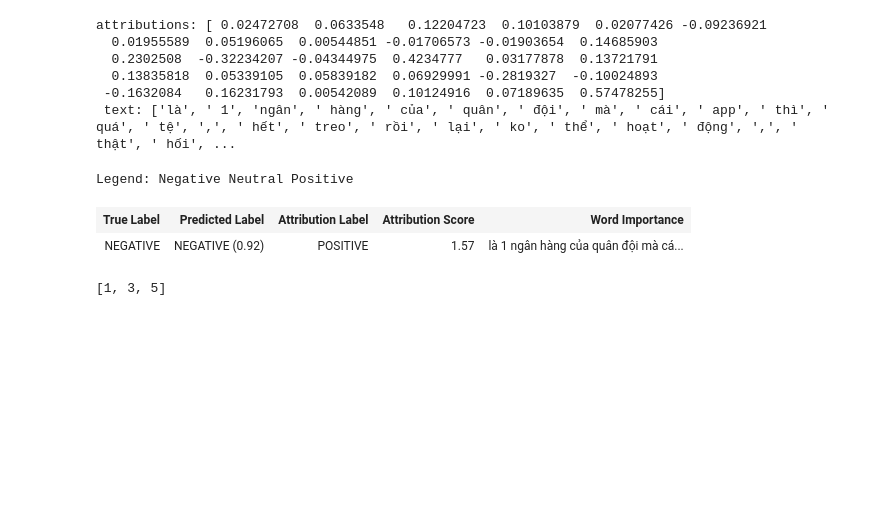
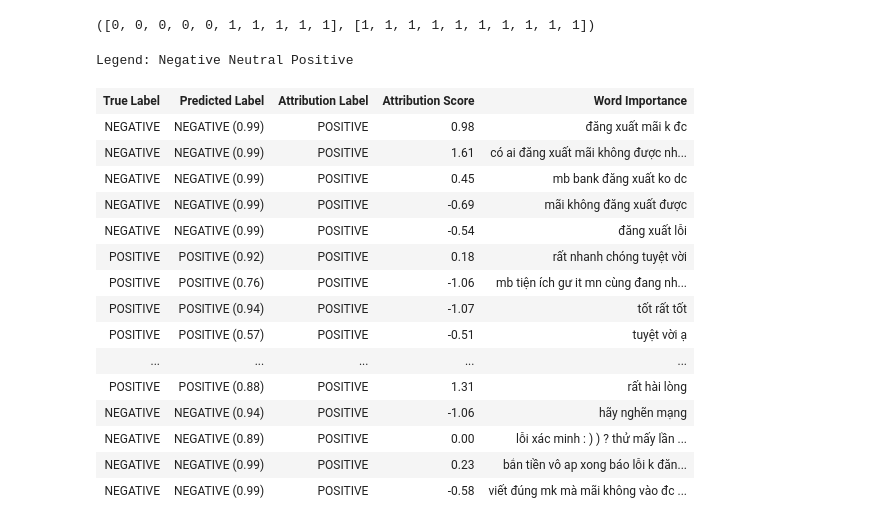
Before and after one commit to phanxuanphucnd/Data-Interpretation, a Jupyter notebook: run test.ipynb, the cells around one changed output. Saved outputs shown, nothing was run; the diff lists cells and outputs as text; code cells hidden in the pictures; blank space fills up the shorter version.

```diff
--- a/run test.ipynb
+++ b/run test.ipynb
@@ -9,26 +12,51 @@ captum_interpreter = CaptumInterpreter(
     device='cpu',
     is_visualize=True
 )
+# %%
+json_path = './data/QC_mb_sentiment_report.json'
+
+with open(json_path, 'r', encoding='utf-8') as f:
+    data = json.load(f)
+
+texts, labels = [], []
+
+sentences = data['document']['sentences']
+for sent in tqdm(sentences, desc="Processing"):
+    label, _, _ = captum_interpreter.get_label(sent)
+
+    if label:
+        texts.append(sent['content'].lower())
+        labels.append(label)
+
+label_idxs = [LABEL2ID[lb] for lb in labels]
+# targets = label_idxs
+targets = [1] * len(label_idxs)
+# %%
+label_idxs[:10], targets[:10]
+# %% [output]
+([0, 0, 0, 0, 0, 1, 1, 1, 1, 1], [1, 1, 1, 1, 1, 1, 1, 1, 1, 1])
 # %%
-captum_interpreter.visualize_samples(
-    text=["là 1ngân hàng của quân đội mà cái app thì quá tệ , hết treo rồi lại ko thể hoạt động , thật hối hận khi sử dụng mb"],
+a = captum_interpreter.visualize_samples(
+    text=texts[:50],
     max_length=200,
-    label=[0],
-    target=[1]
+    label=label_idxs[:50],
+    target=targets[:50]
 )
 # %% [output]
-attributions: [ 0.02472708  0.0633548   0.12204723  0.10103879  0.02077426 -0.09236921
-  0.01955589  0.05196065  0.00544851 -0.01706573 -0.01903654  0.14685903
-  0.2302508  -0.32234207 -0.04344975  0.4234777   0.03177878  0.13721791
-  0.13835818  0.05339105  0.05839182  0.06929991 -0.2819327  -0.10024893
- -0.1632084   0.16231793  0.00542089  0.10124916  0.07189635  0.57478255]
- text: ['là', ' 1', 'ngân', ' hàng', ' của', ' quân', ' đội', ' mà', ' cái', ' app', ' thì', ' quá', ' tệ', ',', ' hết', ' treo', ' rồi', ' lại', ' ko', ' thể', ' hoạt', ' động', ',', ' thật', ' hối', ...
+Legend: Negative Neutral Positive
-Legend: Negative Neutral Positive
 | True Label | Predicted Label | Attribution Label | Attribution Score | Word Importance |
-| NEGATIVE | NEGATIVE (0.92) | POSITIVE | 1.57 | là 1 ngân hàng của quân đội mà cá... |
+| NEGATIVE | NEGATIVE (0.99) | POSITIVE | 0.98 | đăng xuất mãi k đc |
+| NEGATIVE | NEGATIVE (0.99) | POSITIVE | 1.61 | có ai đăng xuất mãi không được nh... |
+| NEGATIVE | NEGATIVE (0.99) | POSITIVE | 0.45 | mb bank đăng xuất ko dc |
+| NEGATIVE | NEGATIVE (0.99) | POSITIVE | -0.69 | mãi không đăng xuất được |
+| NEGATIVE | NEGATIVE (0.99) | POSITIVE | -0.54 | đăng xuất lỗi |
+| POSITIVE | POSITIVE (0.92) | POSITIVE | 0.18 | rất nhanh chóng tuyệt vời |
+| POSITIVE | POSITIVE (0.76) | POSITIVE | -1.06 | mb tiện ích gư it mn cùng đang nh... |
+| POSITIVE | POSITIVE (0.94) | POSITIVE | -1.07 | tốt rất tốt |
+| POSITIVE | POSITIVE (0.57) | POSITIVE | -0.51 | tuyệt vời ạ |
+| ... | ... | ... | ... | ... |
+| POSITIVE | POSITIVE (0.88) | POSITIVE | 1.31 | rất hài lòng |
+| NEGATIVE | NEGATIVE (0.94) | POSITIVE | -1.06 | hãy nghẽn mạng |
+| NEGATIVE | NEGATIVE (0.89) | POSITIVE | 0.00 | lỗi xác minh : ) ) ? thử mấy lần ... |
+| NEGATIVE | NEGATIVE (0.99) | POSITIVE | 0.23 | bắn tiền vô ap xong báo lỗi k đăn... |
+| NEGATIVE | NEGATIVE (0.99) | POSITIVE | -0.58 | viết đúng mk mà mãi không vào đc ... |
-# %%
-a = [1,2,3,4,5]
-b = [1,3, 3, 5,6]
-list(set(a) & set(b))
-# %% [output]
-[1, 3, 5]
```
Also changed, not shown: parts of 2 cells of this notebook, 3 other files.
